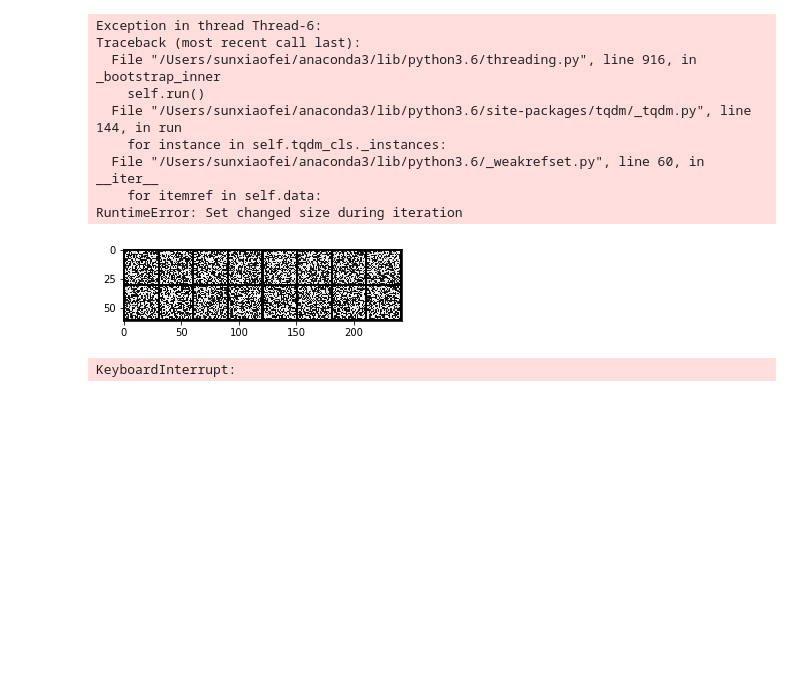
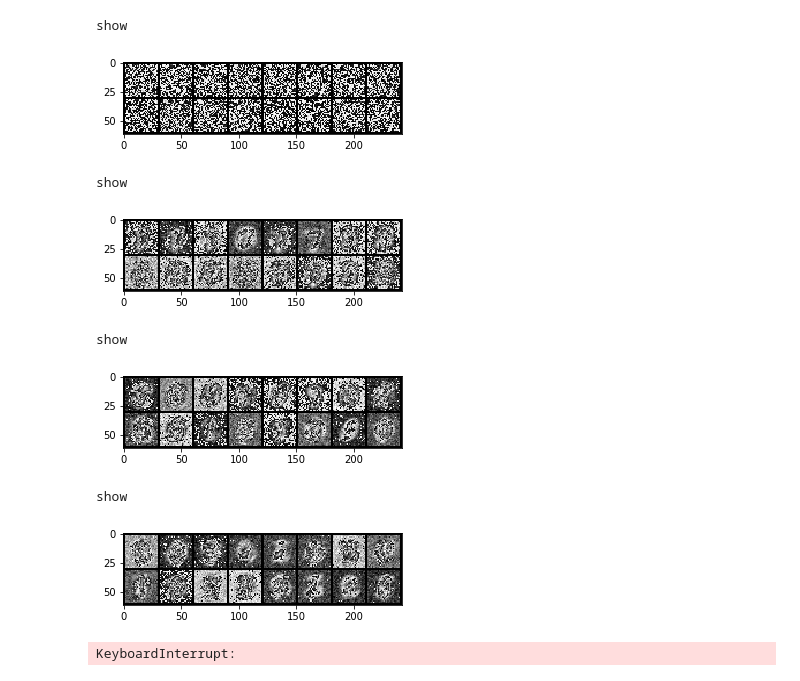
Before and after one commit to Adoni/GANs, a Jupyter notebook: WGAN.ipynb, the cells around one changed output. Saved outputs shown, nothing was run; the diff lists cells and outputs as text; code cells hidden in the pictures; blank space fills up the shorter version.

```diff
--- a/WGAN.ipynb
+++ b/WGAN.ipynb
@@ -8,6 +8,8 @@ import torch.nn.functional as F
 import torch.optim as optim
 import sys
 # %%
+import matplotlib
+# matplotlib.use('Agg')
 from matplotlib import pyplot as plt
 from torchvision import utils
 show_image=True
@@ -16,8 +18,11 @@ def imshow(inp, file_name, save=False, title=None):
     fig = plt.figure(figsize=(5, 5))
     inp = inp.numpy().transpose((1, 2, 0))
     plt.imshow(inp, cmap='gray')
+    plt.savefig(file_name)
     if show_image:
         plt.show()
+    else:
+        print("Don't show")
 # %%
 root = './data'
 download = True
@@ -37,21 +41,18 @@ test_loader = torch.utils.data.DataLoader(
                 shuffle=False)
 # %%
 z_size=128
-hidden_size=128
+hidden_size=512
 img_size=28
 # %%
 class Generator(nn.Module):
     def __init__(self):
         super(Generator,self).__init__()
         self.model = nn.Sequential(
-            nn.Linear(z_size, hidden_size*2),
-            nn.LeakyReLU(0.2, inplace=True),
-            nn.Linear(hidden_size*2, hidden_size*4),
-            nn.LeakyReLU(0.2, inplace=True),
-#             nn.Linear(hidden_size*4, hidden_size*8),
-#             nn.LeakyReLU(0.2, inplace=True),
-            nn.Linear(hidden_size*4, img_size**2),
-            nn.Tanh()
+            nn.Linear(z_size, hidden_size),
+            nn.ReLU(True),
+            nn.Linear(hidden_size, hidden_size),
+            nn.ReLU(True),
+            nn.Linear(hidden_size, img_size**2),
         )
     def forward(self, x):
         x = x.view(x.size()[0], z_size)
@@ -63,16 +64,11 @@ class Discriminator(nn.Module):
     def __init__(self):
         super(Discriminator,self).__init__()
         self.model = nn.Sequential(
-            nn.Linear(img_size**2, hidden_size*4),
-            nn.LeakyReLU(0.2, inplace=True),
-            nn.Dropout(0.3),
-#             nn.Linear(hidden_size*8, hidden_size*4),
-#             nn.LeakyReLU(0.2, inplace=True),
-#             nn.Dropout(0.3),
-            nn.Linear(hidden_size*4, hidden_size*2),
-            nn.LeakyReLU(0.2, inplace=True),
-            nn.Dropout(0.3),
-            nn.Linear(hidden_size*2, 1),
+            nn.Linear(img_size**2, hidden_size),
+            nn.ReLU(True),
+            nn.Linear(hidden_size, hidden_size),
+            nn.ReLU(True),
+            nn.Linear(hidden_size, 1),
         )
     def forward(self, x):
         out = self.model(x.view(x.size(0), img_size**2))
@@ -105,46 +104,47 @@ for epoch in tqdm(range(10000)):
             noisev = Variable(noisev.cuda())
         else:
             noisev = Variable(noisev)
-        fake_data = G(noisev)
+        fake_data = Variable(G(noisev).data())
         output_fake = D(fake_data)
         D_loss = -(torch.mean(output_real) - torch.mean(output_fake))
 
         D_loss.backward()
         optimizers['D'].step()
         for p in D.parameters():
             p.data.clamp_(-0.01, 0.01)
 
+    for p in D.parameters():
+        p.requires_grad = False
     optimizers['G'].zero_grad()
     noisev = torch.randn(data.size()[0], z_size, 1, 1)
     if torch.cuda.is_available():
         noisev = Variable(noisev.cuda())
     else:
         noisev = Variable(noisev)
     fake_data = G(noisev)
     output_fake1 = D(fake_data)
     G_loss = -torch.mean(output_fake1)
 
     G_loss.backward()
     optimizers['G'].step()
 
     if epoch % 1000 == 0:
+        print('show')
         if torch.cuda.is_available():
             dd = utils.make_grid(fake_data.cpu().data[:16])
         else:
             dd = utils.make_grid(fake_data.data[:16])
         imshow(dd,'./results/WGAN_%d.png'%(epoch))
 # %% [output]
-Exception in thread Thread-6:
-Traceback (most recent call last):
-  File "/Users/sunxiaofei/anaconda3/lib/python3.6/threading.py", line 916, in _bootstrap_inner
-    self.run()
-  File "/Users/sunxiaofei/anaconda3/lib/python3.6/site-packages/tqdm/_tqdm.py", line 144, in run
-    for instance in self.tqdm_cls._instances:
-  File "/Users/sunxiaofei/anaconda3/lib/python3.6/_weakrefset.py", line 60, in __iter__
-    for itemref in self.data:
-RuntimeError: Set changed size during iteration
+show
 [figure]
-KeyboardInterrupt:
+show
+[figure, added]
+show
+[figure, added]
+show
+[figure, added]
+KeyboardInterrupt:
 # %%
 class Generator(nn.Module):
     def __init__(self):
```
Also changed, not shown: parts of 2 cells of this notebook, 1 other file.
